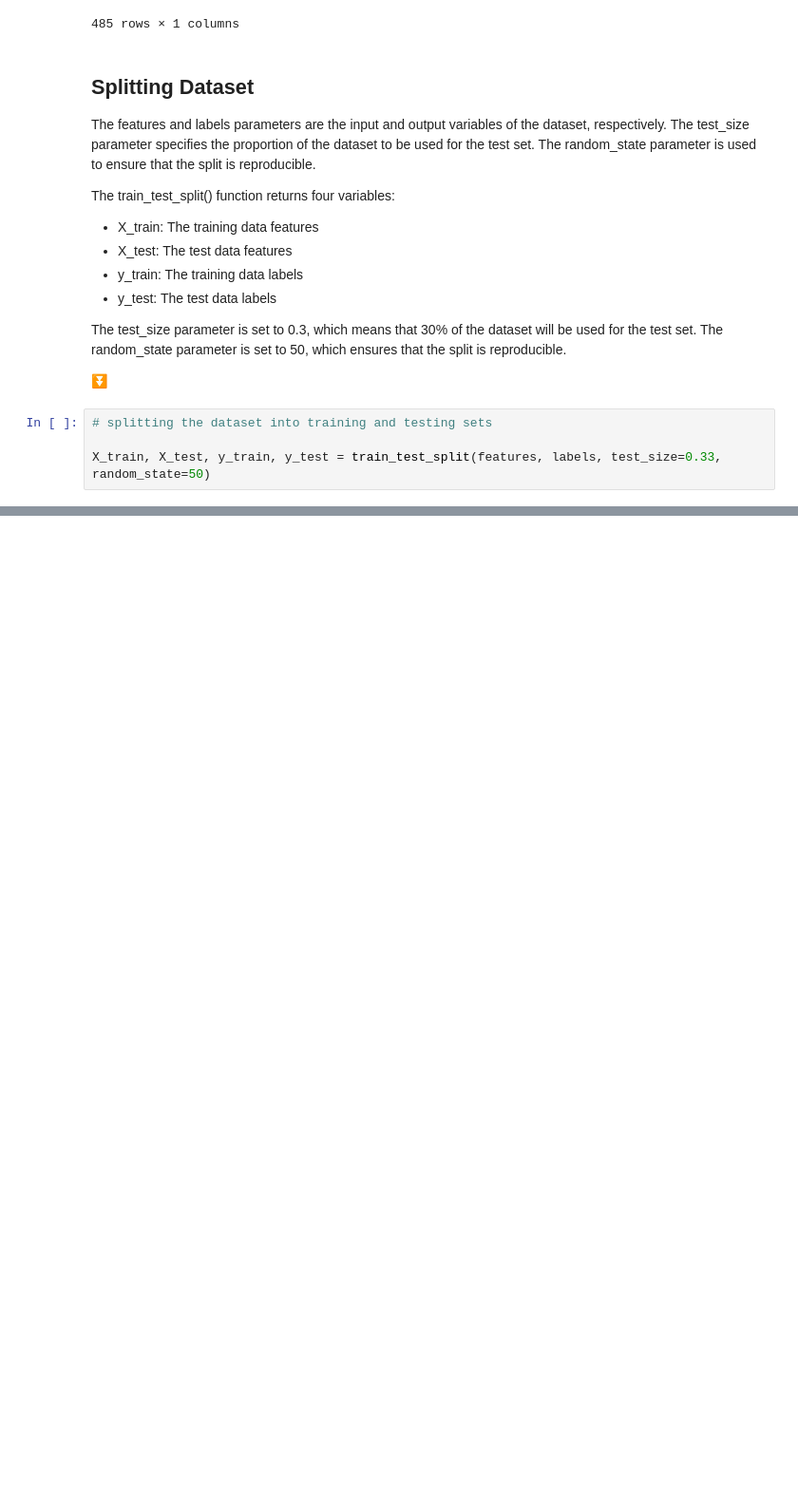
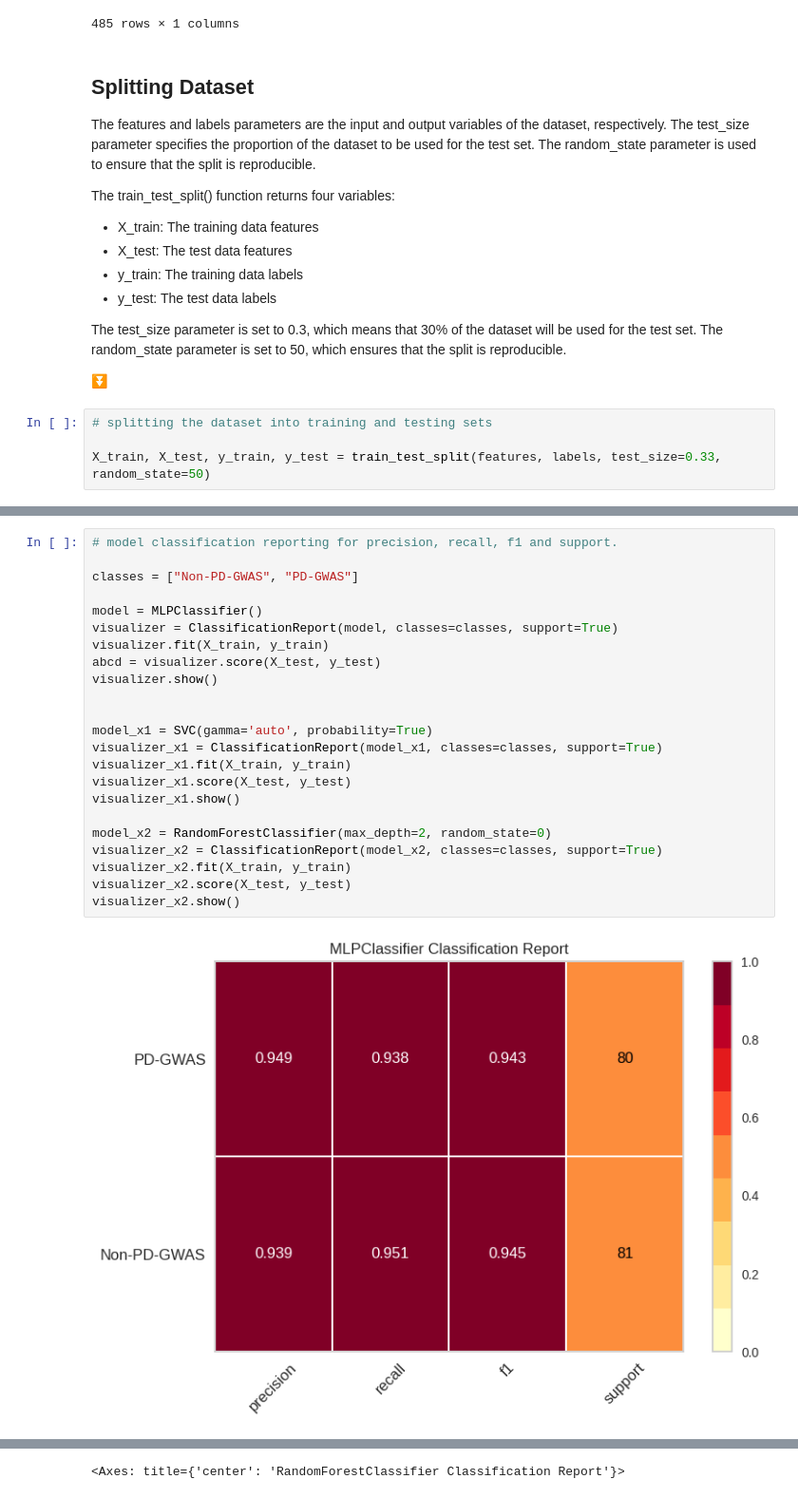
Before and after one commit to aysanraza/parkinson-explorer, a Jupyter notebook: parkinson_explorer.ipynb, the cells around one changed output, grey strips where cells are left out. Shown at 95% size. Drawn from its saved outputs; the diff is of its cells as text; blank space fills up the shorter version.

Commit message:
Training, Evaluation, Batch Inference of New Parkinson's Proteome, Conclution and Prospects.

```diff
--- a/parkinson_explorer.ipynb
+++ b/parkinson_explorer.ipynb
@@ -146,0 +169,25 @@ X_train, X_test, y_train, y_test = train_test_split(features, labels, test_size=
+# %%
+# model classification reporting for precision, recall, f1 and support.
+
+classes = ["Non-PD-GWAS", "PD-GWAS"]
+
+model = MLPClassifier()
+visualizer = ClassificationReport(model, classes=classes, support=True)
+visualizer.fit(X_train, y_train)
+abcd = visualizer.score(X_test, y_test)
+visualizer.show()
+
+
+model_x1 = SVC(gamma='auto', probability=True)
+visualizer_x1 = ClassificationReport(model_x1, classes=classes, support=True)
+visualizer_x1.fit(X_train, y_train)
+visualizer_x1.score(X_test, y_test)
+visualizer_x1.show()
+
+model_x2 = RandomForestClassifier(max_depth=2, random_state=0)
+visualizer_x2 = ClassificationReport(model_x2, classes=classes, support=True)
+visualizer_x2.fit(X_train, y_train)
+visualizer_x2.score(X_test, y_test)
+visualizer_x2.show()
+# %% [output]
+[figure, added]
@@ -146,0 +196 @@ X_train, X_test, y_train, y_test = train_test_split(features, labels, test_size=
+<Axes: title={'center': 'RandomForestClassifier Classification Report'}>
```
Also changed, not shown: parts of 14 cells of this notebook.
